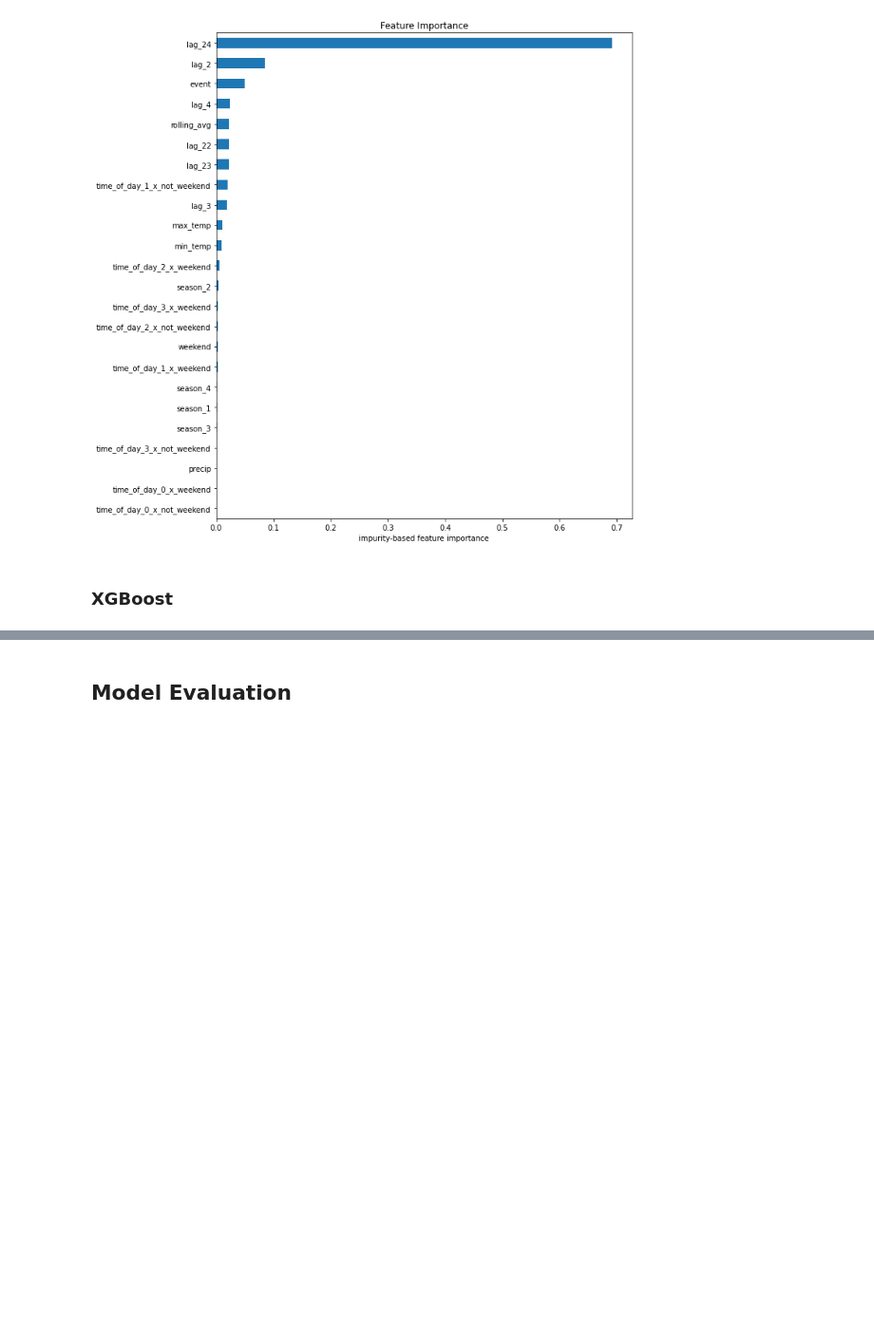
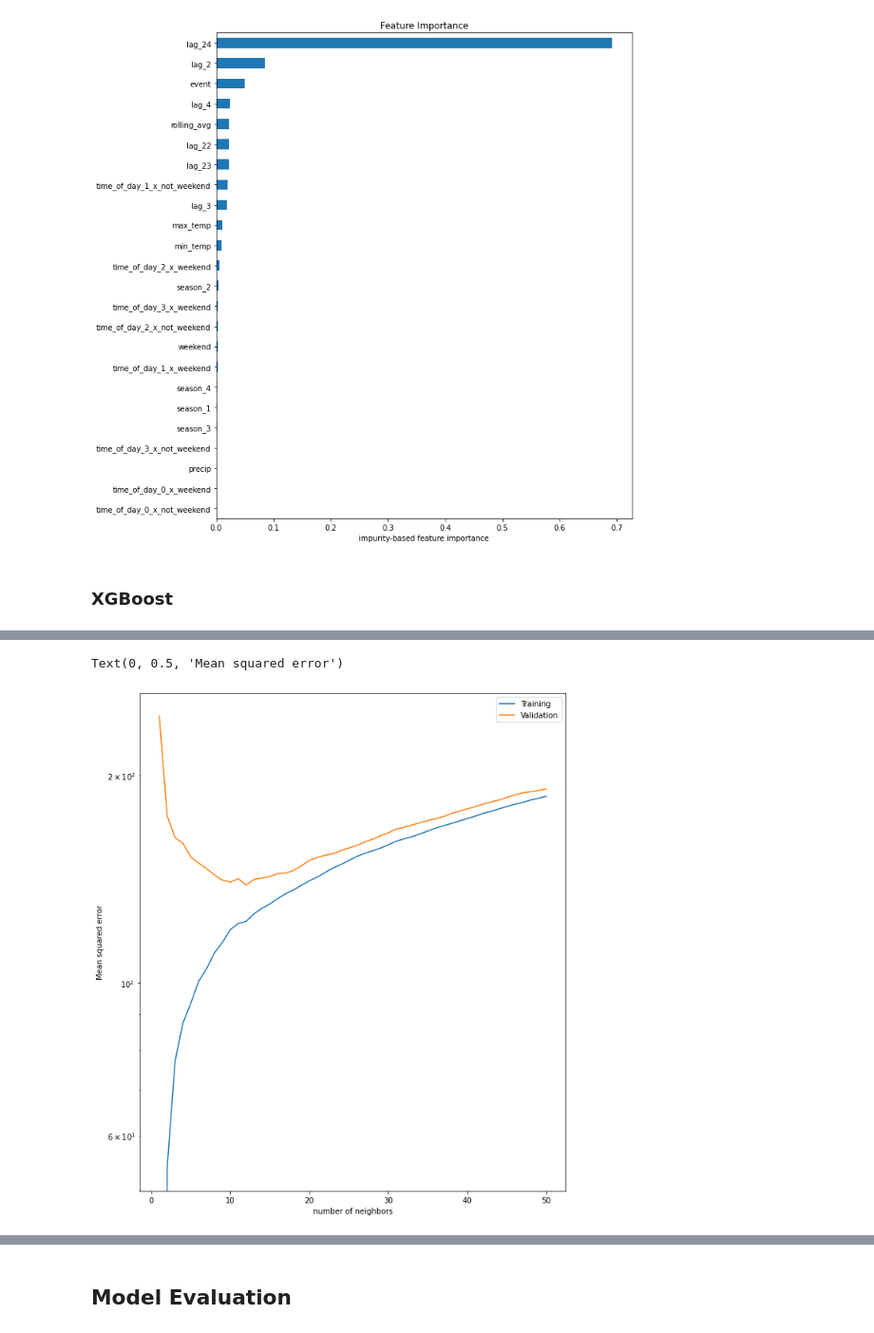
Before and after one commit to masbach/BananaCode, a Jupyter notebook: notebooks/4-PredictiveAnalysis.ipynb, the cells around one changed output, grey strips where cells are left out. Shown at 95% size. Drawn from its saved outputs; the diff is of its cells as text; code cells hidden in the pictures; blank space fills up the shorter version.

```diff
--- a/notebooks/4-PredictiveAnalysis.ipynb
+++ b/notebooks/4-PredictiveAnalysis.ipynb
@@ -312,0 +340,5 @@ xgb.to_graphviz(XGB.best_estimator_, num_trees=XGB.best_estimator_.best_iteratio
+# %%
+scaler = StandardScaler()
+X_scaled=scaler.fit_transform(X_train)
+X_scaled_df = pd.DataFrame(X_scaled, columns=X_train.columns, index=X_train.index)
+X_scaled_df.head()
@@ -312,0 +354,24 @@ xgb.to_graphviz(XGB.best_estimator_, num_trees=XGB.best_estimator_.best_iteratio
+# %%
+X_train_2, X_val, y_train_2, y_val = train_test_split(X_scaled, y_train, test_size=0.2, random_state=42)
+# %%
+err_train = []
+err_cv = []
+
+for n in range(50):
+
+    model = KNeighborsRegressor(n_neighbors = n+1)
+    model.fit(X_train_2,y_train_2)
+
+    pred_train = model.predict(X_train_2)
+    err_train.append(mean_squared_error(y_train_2,pred_train))
+
+    pred_val = model.predict(X_val)
+    err_cv.append(mean_squared_error(y_val,pred_val))
+
+plt.semilogy(range(1,51), err_train, range(1,51), err_cv)
+plt.legend(["Training", "Validation"])
+plt.xlabel("number of neighbors")
+plt.ylabel("Mean squared error")
+# %% [output]
+Text(0, 0.5, 'Mean squared error')
+[figure, added]
```
Also changed, not shown: parts of 21 cells of this notebook.
